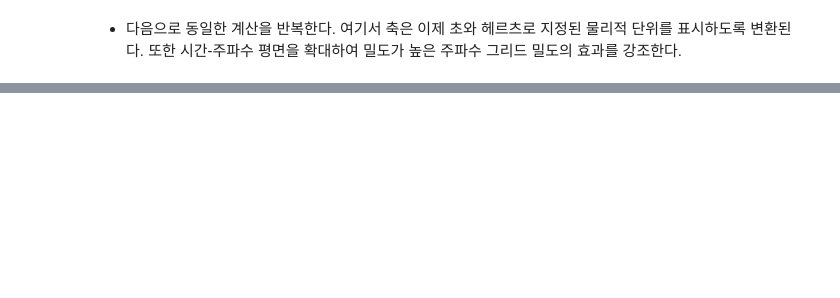
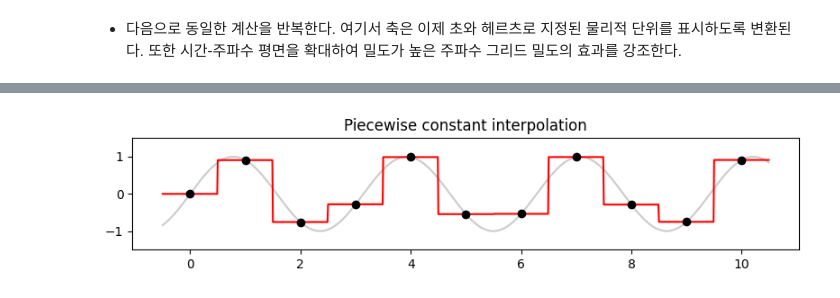
Before and after one commit to jo-cho/mir_kr, a Jupyter notebook: Notebooks/3. Fourier Analysis/4.STFT2.ipynb, the cells around one changed output, grey strips where cells are left out. Cells and saved outputs as stored; diff of their text form; code cells hidden in the pictures; blank space fills up the shorter version.

```diff
--- a/Notebooks/3. Fourier Analysis/4.STFT2.ipynb
+++ b/Notebooks/3. Fourier Analysis/4.STFT2.ipynb
@@ -259,0 +285,21 @@ plt.tight_layout()
+# %%
+# Simulates the original function
+t = np.arange(-0.5, 10.5, 0.01)
+f = np.sin(2 * t)
+
+# Known funcion values
+t_n = np.arange(0, 11)
+f_n = np.sin(2 * t_n)
+
+# Interpolation
+f_interpol_nearest = interp1d(t_n, f_n, kind='nearest', fill_value='extrapolate')(t)
+
+plt.figure(figsize=(8, 2))
+plt.plot(t, f, color=(0.8, 0.8, 0.8))
+plt.plot(t, f_interpol_nearest, 'r-')
+plt.plot(t_n, f_n, 'ko')
+plt.ylim([-1.5,1.5])
+plt.title('Piecewise constant interpolation')
+plt.tight_layout()
+# %% [output]
+[figure, added]
```
Also changed, not shown: parts of 31 cells of this notebook.
